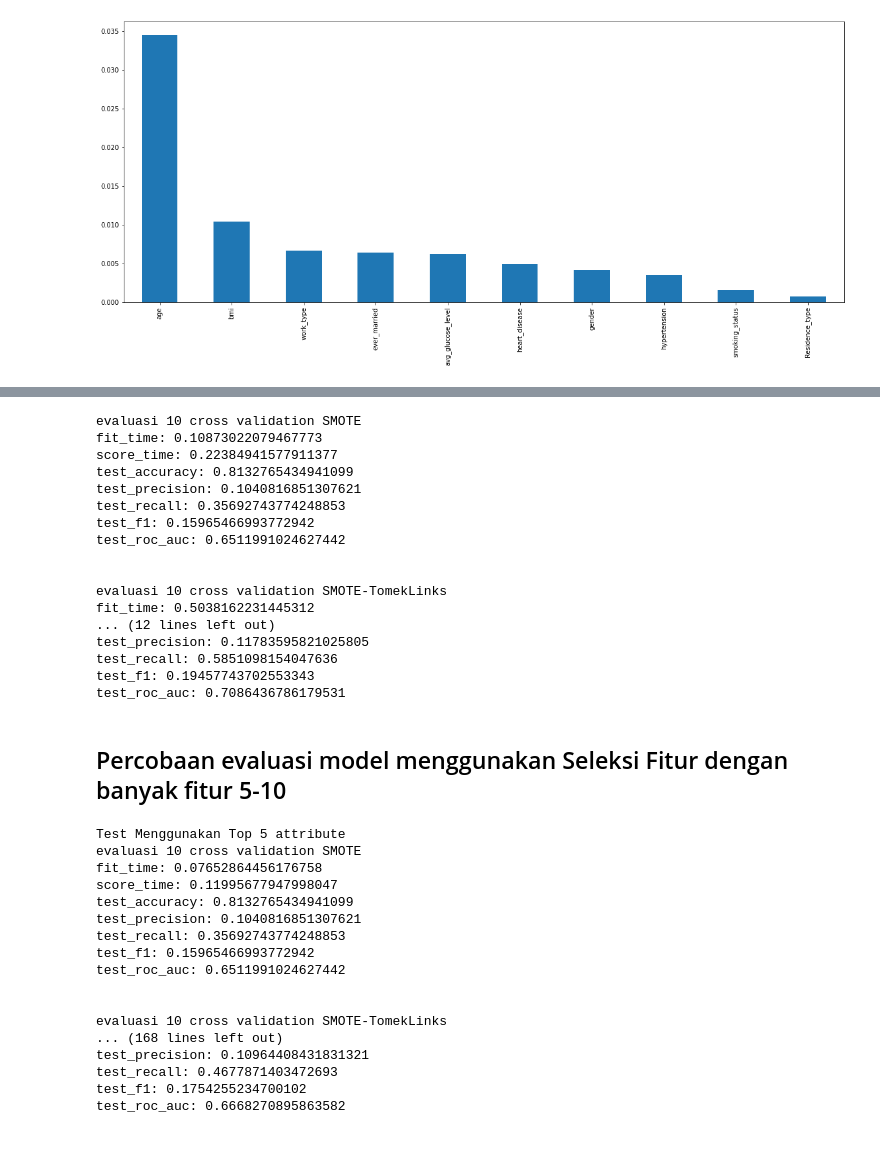
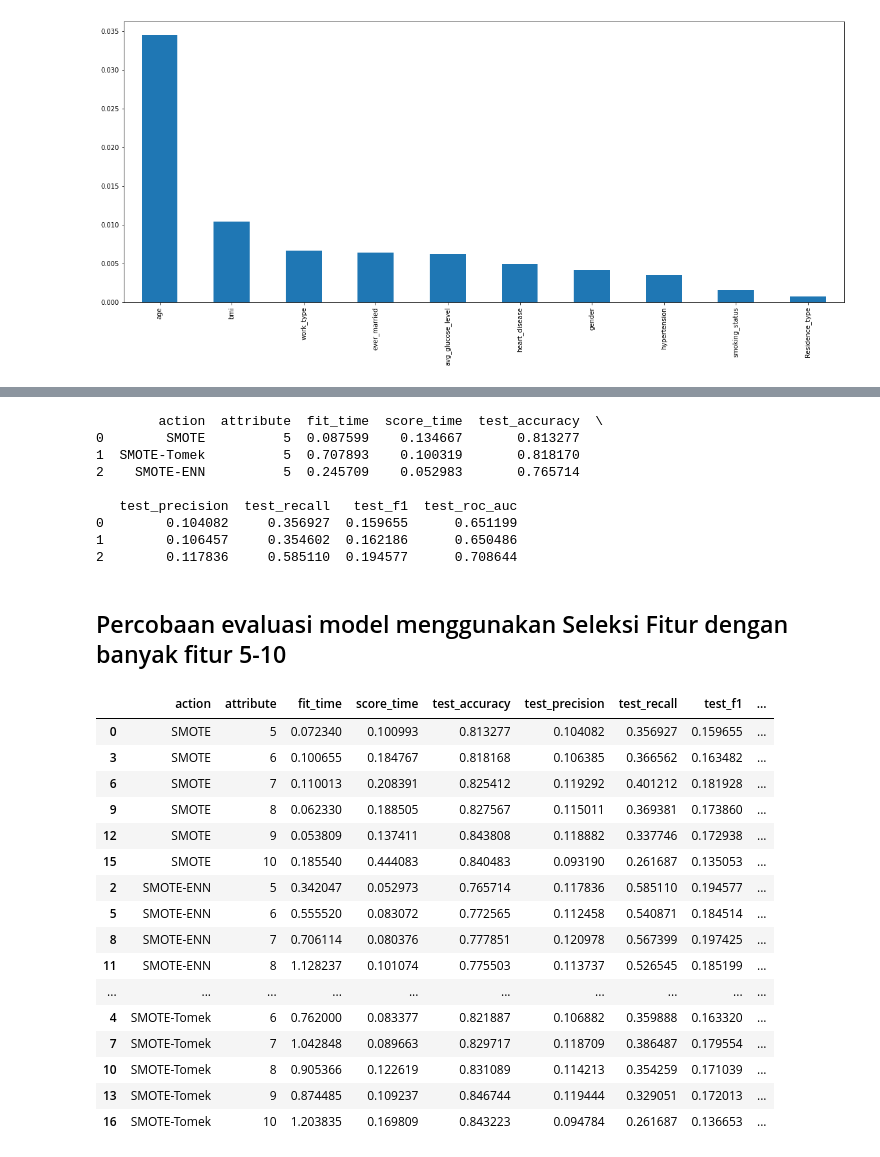
Before and after one commit to fathrahh/skripsi, a Jupyter notebook: optimazing-knn.ipynb, the cells around one changed output, grey strips where cells are left out. Cells and saved outputs as stored; diff of their text form; code cells hidden in the pictures.

Commit message:
evaluasi

```diff
--- a/optimazing-knn.ipynb
+++ b/optimazing-knn.ipynb
@@ -479,52 +482,50 @@ X_ig.head(5)
 # %%
 selection_features_evaluate = Evaluate(X_ig, y)
-selection_features_evaluate.showCrossValidationScore()
+selection_features_evaluate.cross_validate().print_result()
 # %% [output]
-evaluasi 10 cross validation SMOTE
-fit_time: 0.10873022079467773
-score_time: 0.22384941577911377
-test_accuracy: 0.8132765434941099
-test_precision: 0.1040816851307621
-test_recall: 0.35692743774248853
-test_f1: 0.15965466993772942
-test_roc_auc: 0.6511991024627442
+        action  attribute  fit_time  score_time  test_accuracy  \
+0        SMOTE          5  0.087599    0.134667       0.813277
+1  SMOTE-Tomek          5  0.707893    0.100319       0.818170
+2    SMOTE-ENN          5  0.245709    0.052983       0.765714
 
-
-evaluasi 10 cross validation SMOTE-TomekLinks
-fit_time: 0.5038162231445312
-... (12 lines left out)
-test_precision: 0.11783595821025805
-test_recall: 0.5851098154047636
-test_f1: 0.19457743702553343
-test_roc_auc: 0.7086436786179531
+   test_precision  test_recall   test_f1  test_roc_auc
+0        0.104082     0.356927  0.159655      0.651199
+1        0.106457     0.354602  0.162186      0.650486
+2        0.117836     0.585110  0.194577      0.708644
 # %% [markdown]
 ## Percobaan evaluasi model menggunakan Seleksi Fitur dengan banyak fitur 5-10
 # %%
 test_k_best = [5,6,7,8,9,10]
 
+temp_result_val = []
 for i in test_k_best:
-    print(f"Test Menggunakan Top {i} attribute")
     sel_five_cols = SelectKBest(mic_static_random, k=i)
     sel_five_cols.fit(X_scaled, y)
 
     test_X_ig = pd.DataFrame(X_scaled, columns=X.columns).iloc[:, sel_five_cols.get_support()]
     selection_features_evaluate = Evaluate(test_X_ig, y)
-    selection_features_evaluate.showCrossValidationScore()
+    selection_features_evaluate.cross_validate()
+    temp_result_val.append(selection_features_evaluate.result)
+
+temp_result_val = np.array(temp_result_val).flatten()
-# %% [output]
-Test Menggunakan Top 5 attribute
-evaluasi 10 cross validation SMOTE
-fit_time: 0.07652864456176758
-score_time: 0.11995677947998047
-test_accuracy: 0.8132765434941099
-test_precision: 0.1040816851307621
-test_recall: 0.35692743774248853
-test_f1: 0.15965466993772942
-test_roc_auc: 0.6511991024627442
-
-
-evaluasi 10 cross validation SMOTE-TomekLinks
-... (168 lines left out)
-test_precision: 0.10964408431831321
-test_recall: 0.4677871403472693
-test_f1: 0.1754255234700102
-test_roc_auc: 0.6668270895863582
+# %%
+result_evaluate = pd.DataFrame.from_records(temp_result_val)
+result_evaluate.sort_values(['action','attribute'])
+# %% [output]
+|  | action | attribute | fit_time | score_time | test_accuracy | test_precision | test_recall | test_f1 | ... |
+| 0 | SMOTE | 5 | 0.072340 | 0.100993 | 0.813277 | 0.104082 | 0.356927 | 0.159655 | ... |
+| 3 | SMOTE | 6 | 0.100655 | 0.184767 | 0.818168 | 0.106385 | 0.366562 | 0.163482 | ... |
+| 6 | SMOTE | 7 | 0.110013 | 0.208391 | 0.825412 | 0.119292 | 0.401212 | 0.181928 | ... |
+| 9 | SMOTE | 8 | 0.062330 | 0.188505 | 0.827567 | 0.115011 | 0.369381 | 0.173860 | ... |
+| 12 | SMOTE | 9 | 0.053809 | 0.137411 | 0.843808 | 0.118882 | 0.337746 | 0.172938 | ... |
+| 15 | SMOTE | 10 | 0.185540 | 0.444083 | 0.840483 | 0.093190 | 0.261687 | 0.135053 | ... |
+| 2 | SMOTE-ENN | 5 | 0.342047 | 0.052973 | 0.765714 | 0.117836 | 0.585110 | 0.194577 | ... |
+| 5 | SMOTE-ENN | 6 | 0.555520 | 0.083072 | 0.772565 | 0.112458 | 0.540871 | 0.184514 | ... |
+| 8 | SMOTE-ENN | 7 | 0.706114 | 0.080376 | 0.777851 | 0.120978 | 0.567399 | 0.197425 | ... |
+| 11 | SMOTE-ENN | 8 | 1.128237 | 0.101074 | 0.775503 | 0.113737 | 0.526545 | 0.185199 | ... |
+| ... | ... | ... | ... | ... | ... | ... | ... | ... | ... |
+| 4 | SMOTE-Tomek | 6 | 0.762000 | 0.083377 | 0.821887 | 0.106882 | 0.359888 | 0.163320 | ... |
+| 7 | SMOTE-Tomek | 7 | 1.042848 | 0.089663 | 0.829717 | 0.118709 | 0.386487 | 0.179554 | ... |
+| 10 | SMOTE-Tomek | 8 | 0.905366 | 0.122619 | 0.831089 | 0.114213 | 0.354259 | 0.171039 | ... |
+| 13 | SMOTE-Tomek | 9 | 0.874485 | 0.109237 | 0.846744 | 0.119444 | 0.329051 | 0.172013 | ... |
+| 16 | SMOTE-Tomek | 10 | 1.203835 | 0.169809 | 0.843223 | 0.094784 | 0.261687 | 0.136653 | ... |
```
Also changed, not shown: parts of 6 cells of this notebook.
